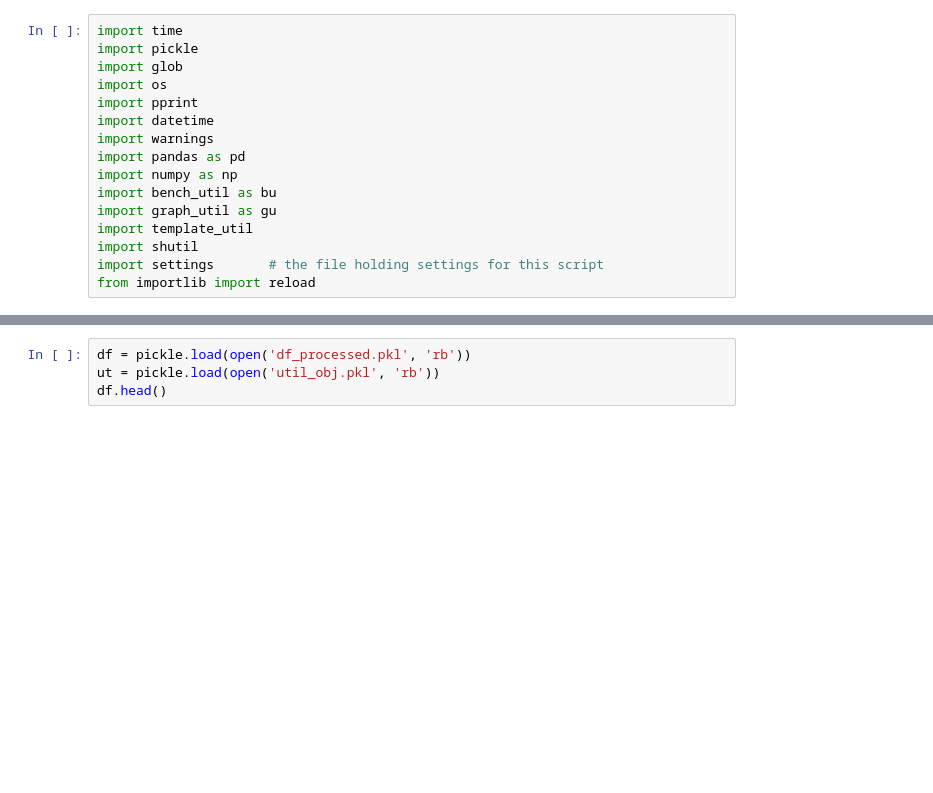
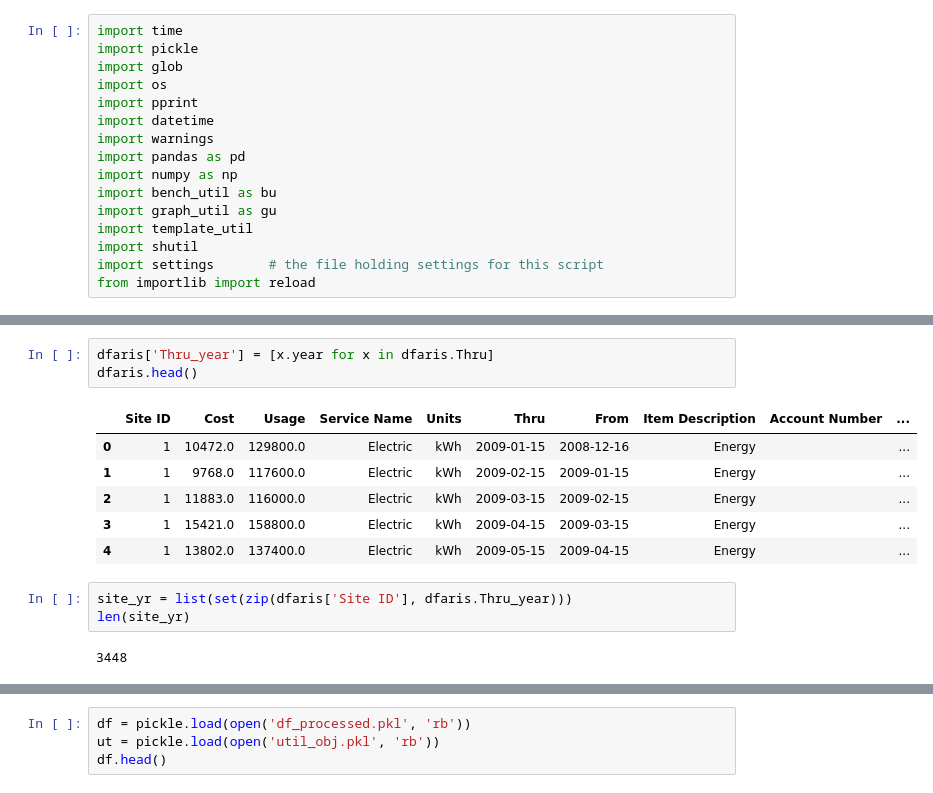
Before and after one commit to alanmitchell/fnsb-benchmark, a Jupyter notebook: graph_prep.ipynb, the cells around one changed output, grey strips where cells are left out. Drawn from its saved outputs; the diff is of its cells as text; blank space fills up the shorter version.

```diff
--- a/graph_prep.ipynb
+++ b/graph_prep.ipynb
@@ -16,0 +45,15 @@ from importlib import reload
+# %%
+dfaris['Thru_year'] = [x.year for x in dfaris.Thru]
+dfaris.head()
+# %% [output]
+|  | Site ID | Cost | Usage | Service Name | Units | Thru | From | Item Description | Account Number | ... |
+| 0 | 1 | 10472.0 | 129800.0 | Electric | kWh | 2009-01-15 | 2008-12-16 | Energy |  | ... |
+| 1 | 1 | 9768.0 | 117600.0 | Electric | kWh | 2009-02-15 | 2009-01-15 | Energy |  | ... |
+| 2 | 1 | 11883.0 | 116000.0 | Electric | kWh | 2009-03-15 | 2009-02-15 | Energy |  | ... |
+| 3 | 1 | 15421.0 | 158800.0 | Electric | kWh | 2009-04-15 | 2009-03-15 | Energy |  | ... |
+| 4 | 1 | 13802.0 | 137400.0 | Electric | kWh | 2009-05-15 | 2009-04-15 | Energy |  | ... |
+# %%
+site_yr = list(set(zip(dfaris['Site ID'], dfaris.Thru_year)))
+len(site_yr)
+# %% [output]
+3448
```
Also changed, not shown: parts of 9 cells of this notebook.
